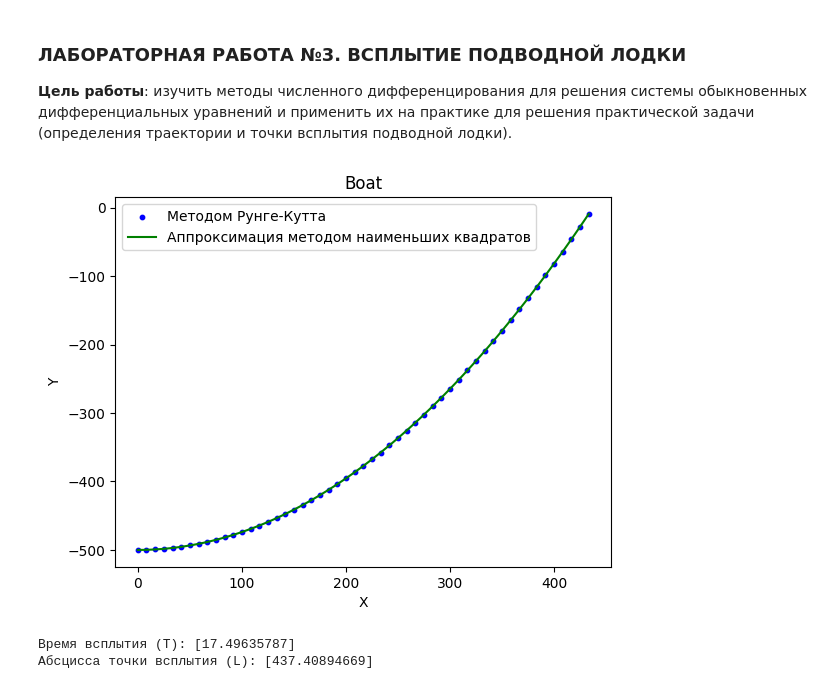
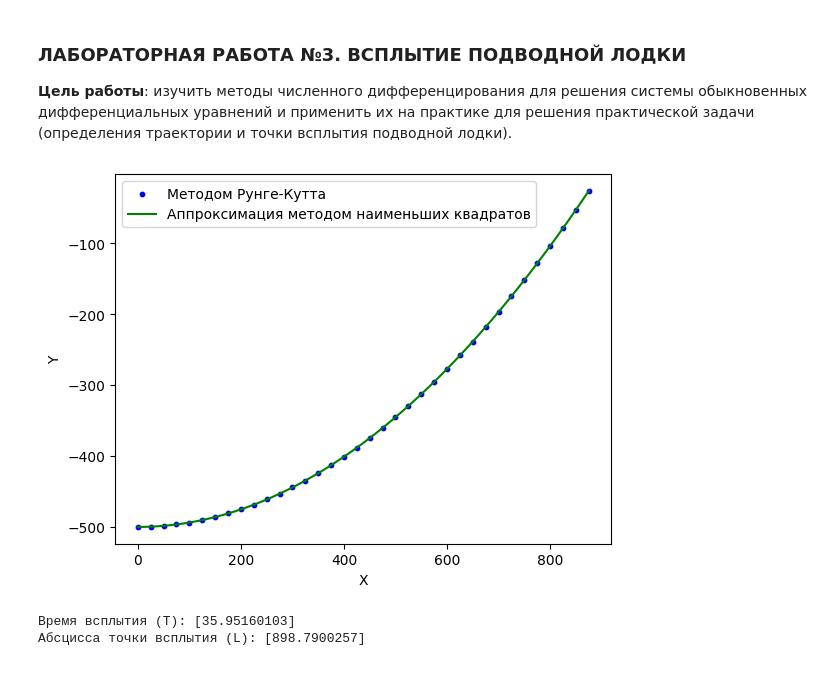
Before and after one commit to idb-22-15/computational-math, a Jupyter notebook: term4-lab3/main.ipynb, the cells around one changed output. Saved outputs shown, nothing was run; the diff lists cells and outputs as text; code cells hidden in the pictures.

```diff
--- a/term4-lab3/main.ipynb
+++ b/term4-lab3/main.ipynb
@@ -11,17 +11,17 @@ import matplotlib.pyplot as plt
 
 # Дано
 eta = 0.001
-rho0 = 1000
+rho0 = 1025
 g = 9.8
 alpha = 0.01
+rho1 = 950
 
 # Задать самому
-V = 900
-S = 180
-l = V/S
-H = 500
-rho1 = 750
-v = 25
+V = 900 # объём
+S = 180 # площадь
+l = V/S # длина
+H = 500 # глубина
+v = 25 # скорость
 
 k = S / l
 
@@ -62,7 +62,7 @@ def submarine_sys(t: float, y: np.ndarray) -> np.ndarray:
 y0 = np.array([-H, 0])
 a = 0
 b = 100
-n= 300
+n= 100
 
 # Решение системы дифференциальных уравнений
 solution: Tuple[np.ndarray, np.ndarray] = rk4(submarine_sys, a, b, y0, n)
@@ -83,34 +83,33 @@ def custom_lm(x: np.ndarray, y: np.ndarray, degree: int) -> np.ndarray:
 # Аппроксимация решения
 # и получение коэффициентов полинома
 degree = 2
 c,b,a = custom_lm(solution_x, solution_y[:, 0], degree)
 
 # Создание данных для аппроксимированной кривой
 t_plot: np.ndarray = np.linspace(0, np.max(solution_x), 100)
 y_plot: np.ndarray = a * t_plot**2 + b * t_plot + c
 
 # Построение графика
 plt.scatter(solution_x * v, solution_y[:, 0], color="blue", marker="o", s=10, label="Методом Рунге-Кутта")
 plt.plot(t_plot * v, y_plot, color="green", label="Аппроксимация методом наименьших квадратов" )
 plt.legend()
-plt.title("Boat")
 plt.xlabel("X")
 plt.ylabel("Y")
 plt.show()
 
 # Определение времени всплытия и точки всплытия
 def solve_quadratic(a: float, b: float, c: float, H: float) -> float:
     roots = np.roots([a, b, c - H])
     real_roots = np.real(roots[np.abs(np.imag(roots)) < 1e-6])
     return real_roots[real_roots > 0]
 
 T = solve_quadratic(a, b, c, 0)
 L = v * T
 
 # Вывод значений
 print("Время всплытия (T):", T)
 print("Абсцисса точки всплытия (L):", L)
 # %% [output]
-[figure, old version]
+[figure, new version]
-Время всплытия (T): [17.49635787]
-Абсцисса точки всплытия (L): [437.40894669]
+Время всплытия (T): [35.95160103]
+Абсцисса точки всплытия (L): [898.7900257]
```
Also changed, not shown: 4 other files.
